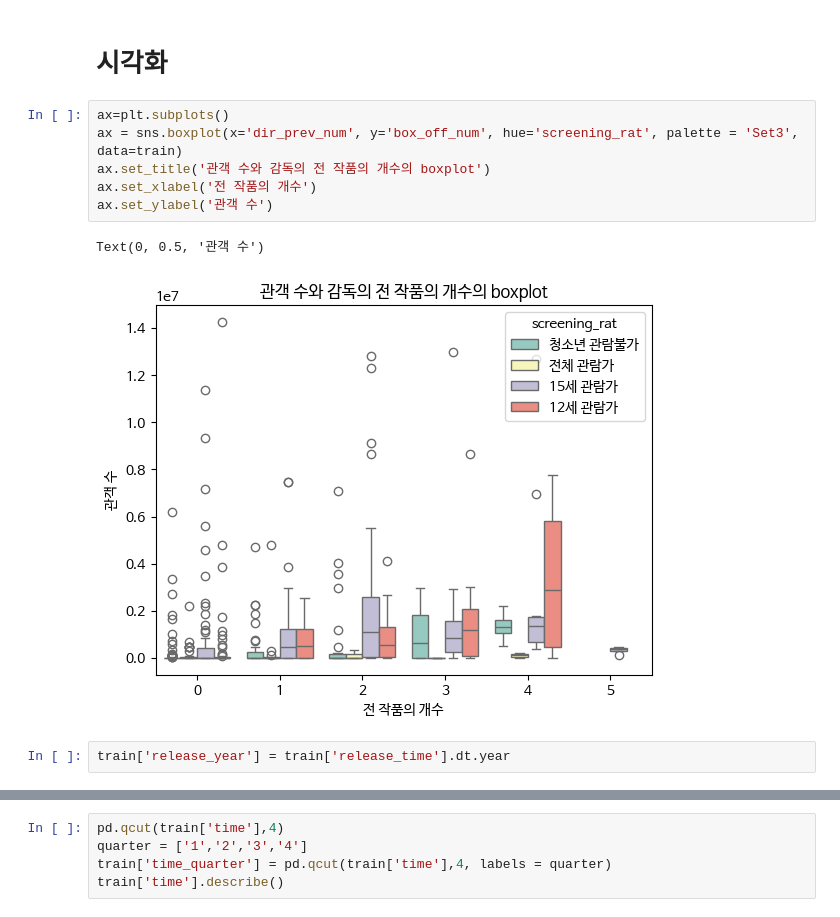
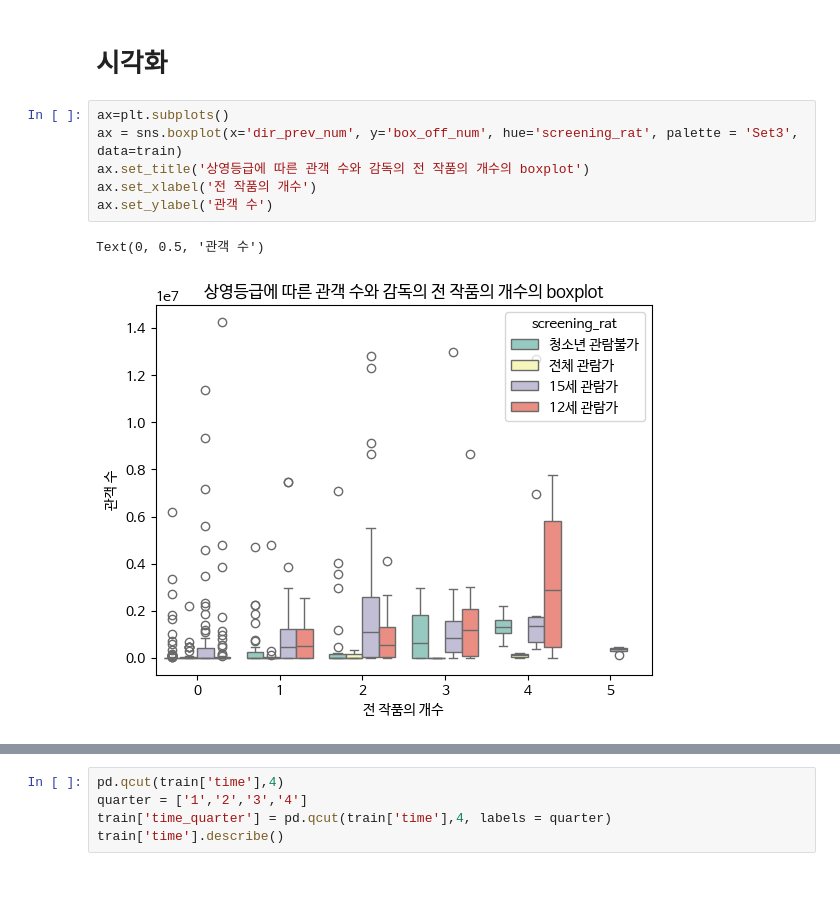
Before and after one commit to 10nnyng/ESSA, a Jupyter notebook: 시각화_프로젝트.ipynb, the cells around one changed output, grey strips where cells are left out. Saved outputs shown, nothing was run; the diff lists cells and outputs as text; blank space fills up the shorter version.

```diff
--- a/시각화_프로젝트.ipynb
+++ b/시각화_프로젝트.ipynb
@@ -73,11 +73,9 @@ train.head()
 # %%
 ax=plt.subplots()
 ax = sns.boxplot(x='dir_prev_num', y='box_off_num', hue='screening_rat', palette = 'Set3', data=train)
-ax.set_title('관객 수와 감독의 전 작품의 개수의 boxplot')
+ax.set_title('상영등급에 따른 관객 수와 감독의 전 작품의 개수의 boxplot')
 ax.set_xlabel('전 작품의 개수')
 ax.set_ylabel('관객 수')
 # %% [output]
 Text(0, 0.5, '관객 수')
-[figure, old version]
+[figure, new version]
-# %%
-train['release_year'] = train['release_time'].dt.year
```
Also changed, not shown: parts of 3 cells of this notebook.
